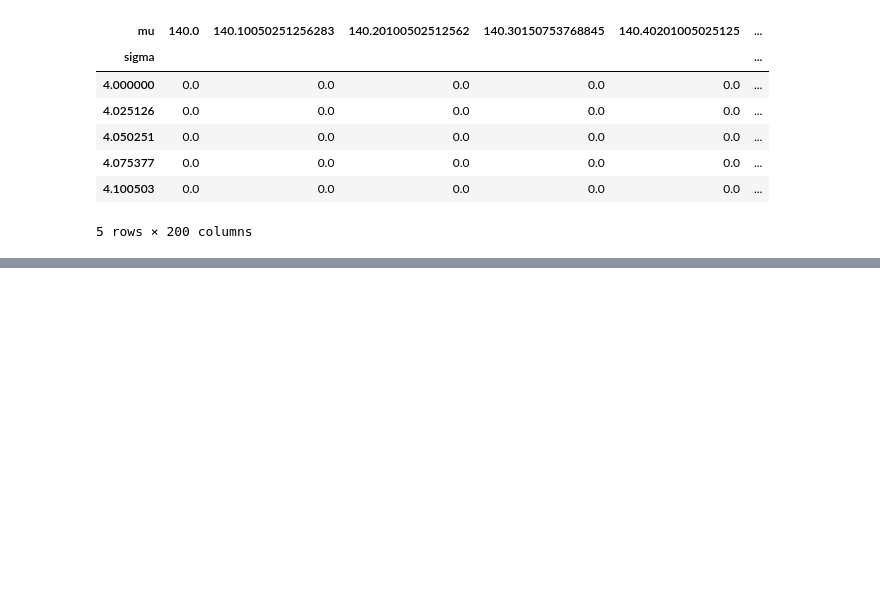
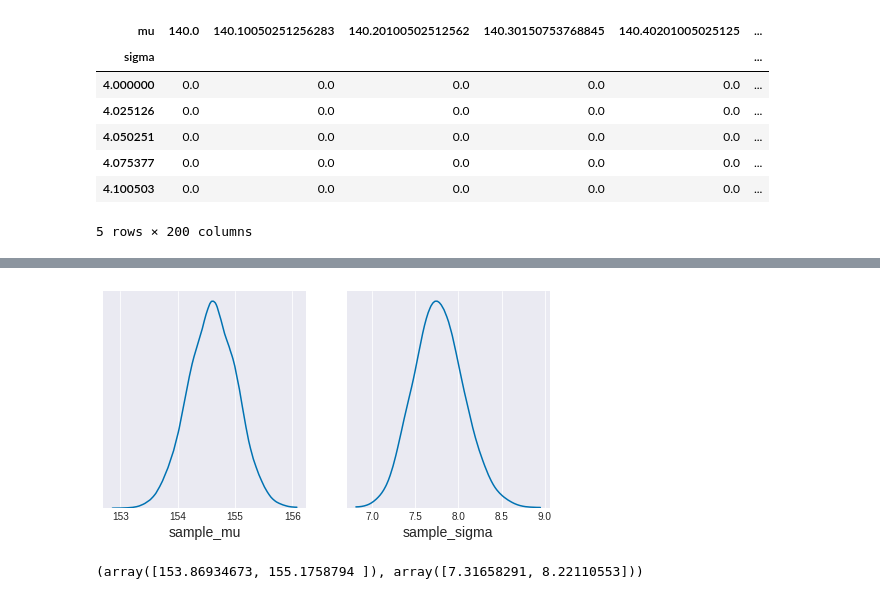
Before and after one commit to Bruschkov/StatisticalRethinking, a Jupyter notebook: chapter04/chapter04_code.ipynb, the cells around one changed output, grey strips where cells are left out. Drawn from its saved outputs; the diff is of its cells as text; code cells hidden in the pictures; blank space fills up the shorter version.

```diff
--- a/chapter04/chapter04_code.ipynb
+++ b/chapter04/chapter04_code.ipynb
@@ -106,0 +130,16 @@ piv.head()
+# %%
+# 4.19
+_, ax = plt.subplots(1,2, figsize=(8,4))
+pm.kdeplot(sample_mu, ax=ax[0])
+ax[0].set_xlabel('sample_mu', fontsize=14)
+ax[0].set_yticks([])
+pm.kdeplot(sample_sigma, ax=ax[1])
+ax[1].set_xlabel('sample_sigma', fontsize=14)
+ax[1].set_yticks([]);
+# %% [output]
+[figure, added]
+# %%
+# 4.20
+pm.hpd(sample_mu, 0.11), pm.hpd(sample_sigma, 0.11)
+# %% [output]
+(array([153.86934673, 155.1758794 ]), array([7.31658291, 8.22110553]))
```
Also changed, not shown: parts of 37 cells of this notebook, 3 other files.
